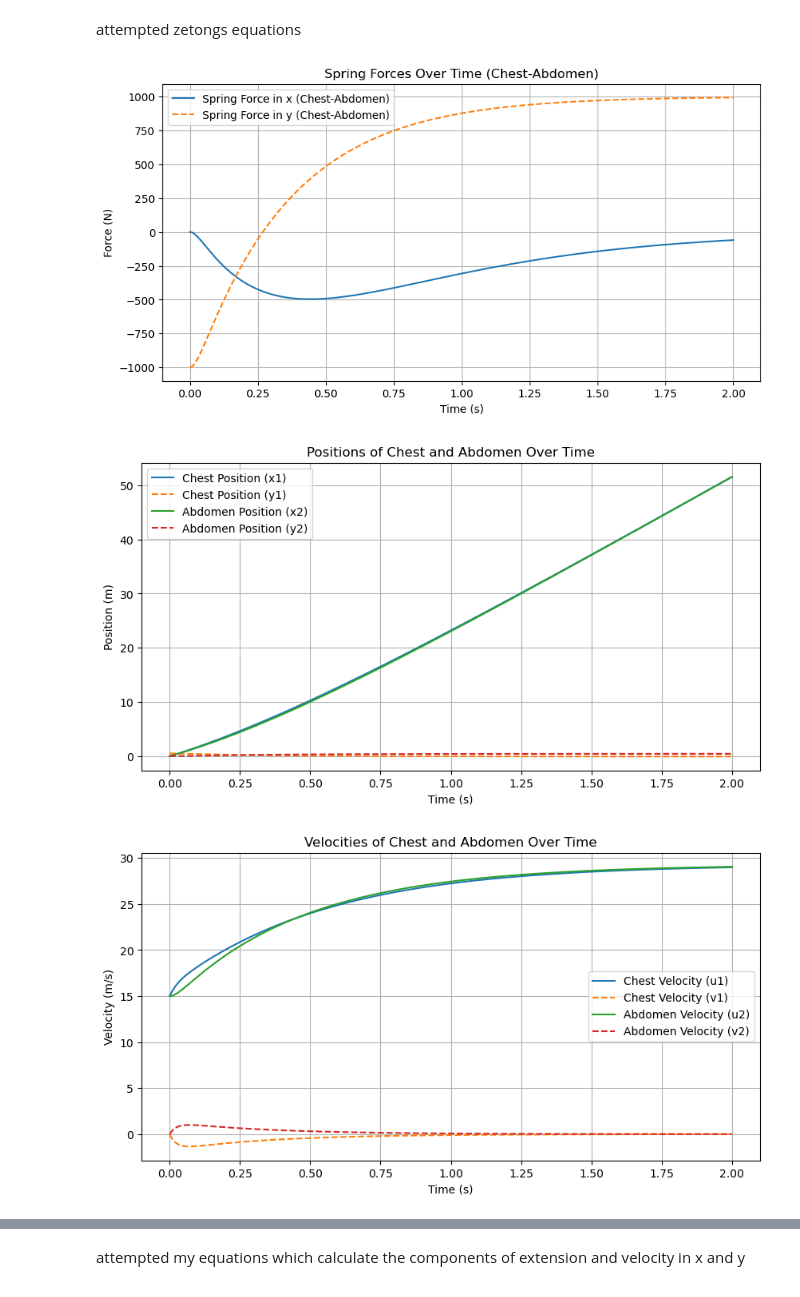
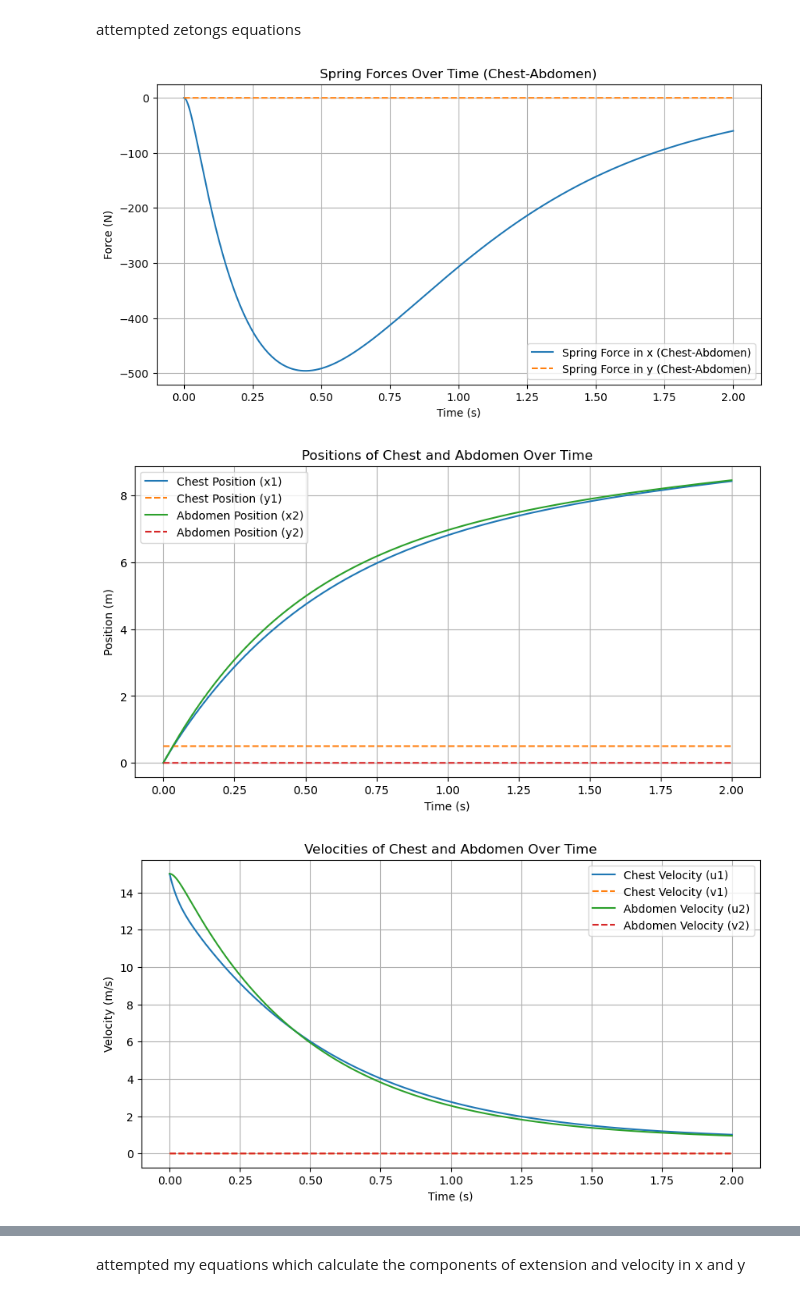
Before and after one commit to Angus-Eastell/MDM2--Seatbelt, a Jupyter notebook: seatbelt.ipynb, the cells around one changed output, grey strips where cells are left out. Cells and saved outputs as stored; diff of their text form; code cells hidden in the pictures.

```diff
--- a/seatbelt.ipynb
+++ b/seatbelt.ipynb
@@ -134,13 +134,13 @@ def vectorfield(w, t, p):
     # Equations of motion for chest (x1, y1) and abdomen (x2, y2)
     dx1dt = u1
     dy1dt = v1
-    du1dt = ((k * (x2 - x1) + c * (u2 - u1)) + Fs) / m1  # Force on chest mass
-    dv1dt = ((k * (y2 - y1- l) + c * (v2 - v1))) / m1  # Force on chest mass in y direction
+    du1dt = ((-k * (x1 - x2) - c * (u1 - u2)) - Fs) / m1  # Force on chest mass
+    dv1dt = ((-k * (y1 - y2- l) - c * (v1 - v2))) / m1  # Force on chest mass in y direction
 
     dx2dt = u2
     dy2dt = v2
-    du2dt = (-k * (x2 - x1) - c * (u2 - u1)) / m2  # Force on abdomen mass
-    dv2dt = (-k * (y2 - y1- l) - c * (v2 - v1)) / m2  # Force on abdomen mass in y direction
+    du2dt = (k * (x1 - x2) + c * (u1 - u2)) / m2  # Force on abdomen mass
+    dv2dt = (k * (y1 - y2- l) + c * (v2 - v2)) / m2  # Force on abdomen mass in y direction
 
     return [dx1dt, dy1dt, du1dt, dv1dt, dx2dt, dy2dt, du2dt, dv2dt]
 
@@ -173,8 +173,8 @@ sol = odeint(vectorfield, w0, t, args=(p,))
 x1_sol, y1_sol, u1_sol, v1_sol, x2_sol, y2_sol, u2_sol, v2_sol = sol.T
 
 # Calculate spring forces (only in x and y directions)
-spring_force_x = k * (x2_sol - x1_sol)  # Force for chest-abdomen spring in x direction
-spring_force_y = k * (y2_sol - y1_sol)  # Force for chest-abdomen spring in y direction
+spring_force_x = k * (x1_sol - x2_sol)  # Force for chest-abdomen spring in x direction
+spring_force_y = k * (y1_sol - y2_sol - l)  # Force for chest-abdomen spring in y direction
 
 # Plot the results
 plt.figure(figsize=(10, 5))
@@ -203,33 +203,33 @@ plt.show()
 # Plot velocities
 plt.figure(figsize=(10, 5))
 plt.plot(t, u1_sol, label="Chest Velocity (u1)")
 plt.plot(t, v1_sol, label="Chest Velocity (v1)", linestyle="dashed")
 plt.plot(t, u2_sol, label="Abdomen Velocity (u2)")
 plt.plot(t, v2_sol, label="Abdomen Velocity (v2)", linestyle="dashed")
 plt.xlabel("Time (s)")
 plt.ylabel("Velocity (m/s)")
 plt.legend()
 plt.grid()
 plt.title("Velocities of Chest and Abdomen Over Time")
 plt.show()
 
 # Plot the x and y positions (x1 vs y1 for chest and x2 vs y2 for abdomen)
 plt.figure(figsize=(8, 6))
 
 # Plot the chest and abdomen positions on a 2D plane
 plt.plot(x1_sol, y1_sol, label="Chest (x1, y1)", color='r')
 plt.plot(x2_sol, y2_sol, label="Abdomen (x2, y2)", color='b', linestyle='dashed')
 
 # Labels and title
 plt.xlabel("X Position (m)")
 plt.ylabel("Y Position (m)")
 plt.legend()
 plt.grid()
 plt.title("Chest and Abdomen Positions Over Time")
 
 # Show the plot
 plt.show()
 # %% [output]
-[figure, old version]
+[figure, new version]
-[figure, old version]
+[figure, new version]
-[figure, old version]
+[figure, new version]
```
Also changed, not shown: parts of 2 cells of this notebook.
